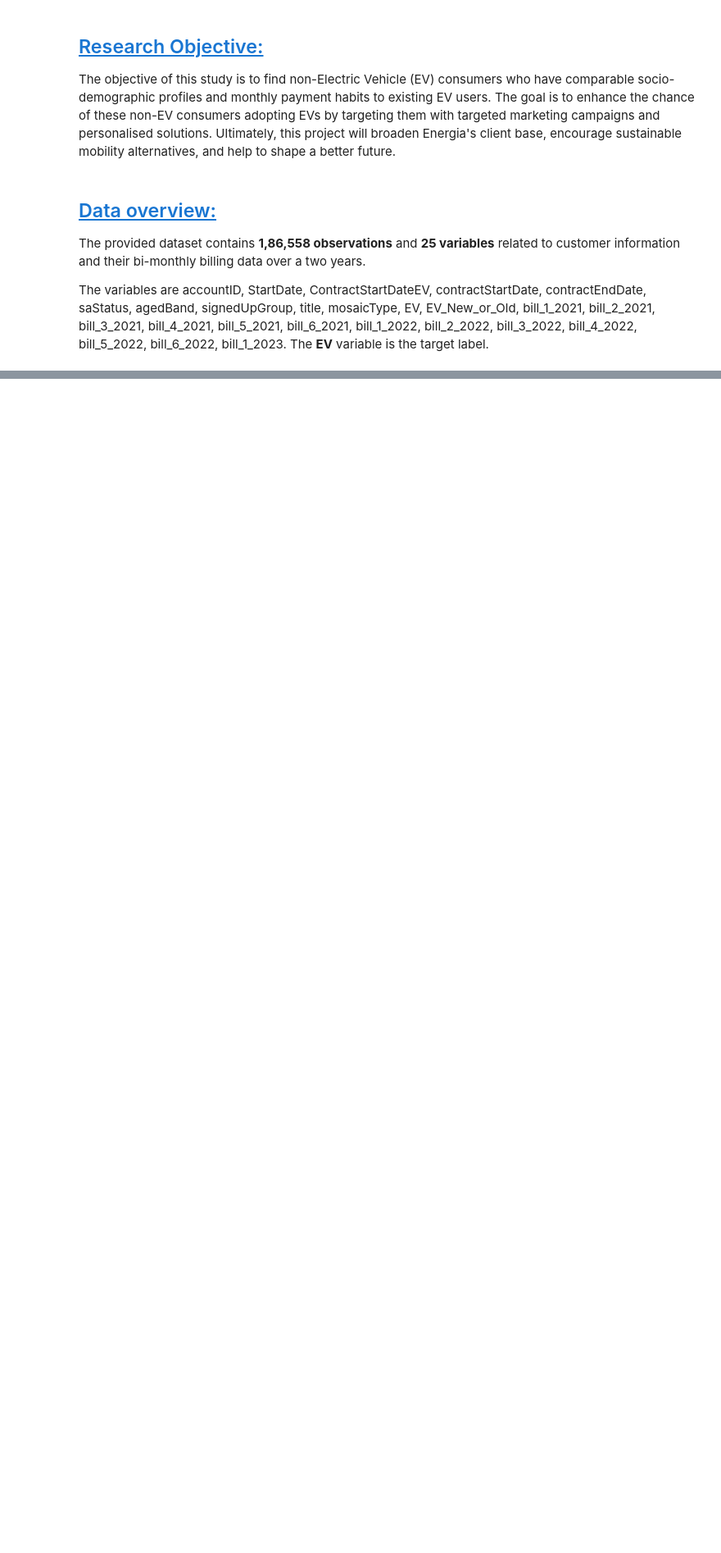
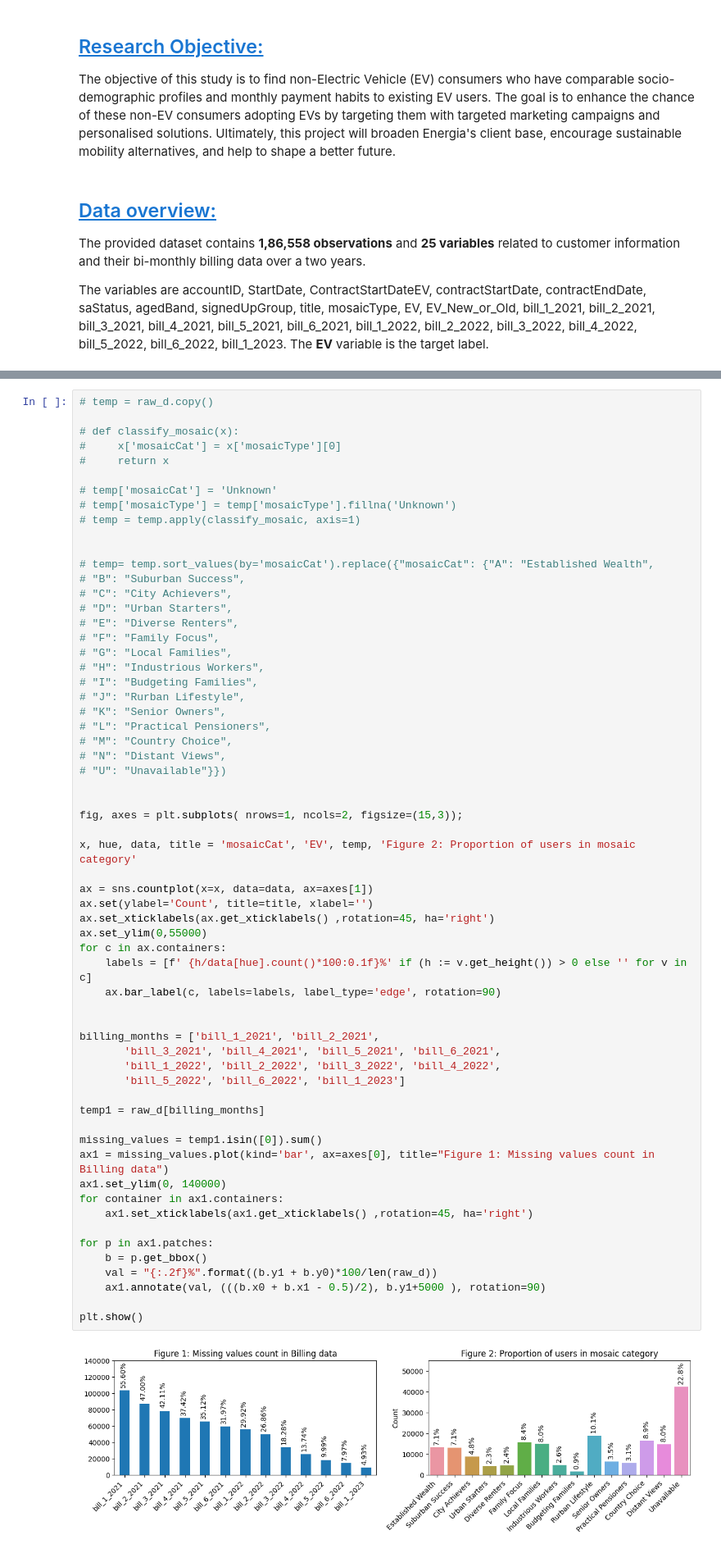
Before and after one commit to varunthefalcon/QUB_Energia, a Jupyter notebook: Analython_1/A1_resit.ipynb, the cells around one changed output, grey strips where cells are left out. Shown at 82% size. Drawn from its saved outputs; the diff is of its cells as text; blank space fills up the shorter version.

```diff
--- a/Analython_1/A1_resit.ipynb
+++ b/Analython_1/A1_resit.ipynb
@@ -145,0 +112,63 @@ def visualizeFeatureCount(dataset, feature = 'EV', sizeX = 7, sizeY =7):
+# %%
+# temp = raw_d.copy()
+
+# def classify_mosaic(x):
+#     x['mosaicCat'] = x['mosaicType'][0]
+#     return x
+
+# temp['mosaicCat'] = 'Unknown'
+# temp['mosaicType'] = temp['mosaicType'].fillna('Unknown')
+# temp = temp.apply(classify_mosaic, axis=1)
+
+
+# temp= temp.sort_values(by='mosaicCat').replace({"mosaicCat": {"A": "Established Wealth",
+# "B": "Suburban Success",
+# "C": "City Achievers",
+# "D": "Urban Starters",
+# "E": "Diverse Renters",
+# "F": "Family Focus",
+# "G": "Local Families",
+# "H": "Industrious Workers",
+# "I": "Budgeting Families",
+# "J": "Rurban Lifestyle",
+# "K": "Senior Owners",
+# "L": "Practical Pensioners",
+# "M": "Country Choice",
+# "N": "Distant Views",
+# "U": "Unavailable"}})
+
+
+fig, axes = plt.subplots( nrows=1, ncols=2, figsize=(15,3));
+
+x, hue, data, title = 'mosaicCat', 'EV', temp, 'Figure 2: Proportion of users in mosaic category'
+
+ax = sns.countplot(x=x, data=data, ax=axes[1])
+ax.set(ylabel='Count', title=title, xlabel='')
+ax.set_xticklabels(ax.get_xticklabels() ,rotation=45, ha='right')
+ax.set_ylim(0,55000)
+for c in ax.containers:
+    labels = [f' {h/data[hue].count()*100:0.1f}%' if (h := v.get_height()) > 0 else '' for v in c]
+    ax.bar_label(c, labels=labels, label_type='edge', rotation=90)
+
+
+billing_months = ['bill_1_2021', 'bill_2_2021',
+       'bill_3_2021', 'bill_4_2021', 'bill_5_2021', 'bill_6_2021',
+       'bill_1_2022', 'bill_2_2022', 'bill_3_2022', 'bill_4_2022',
+       'bill_5_2022', 'bill_6_2022', 'bill_1_2023']
+
+temp1 = raw_d[billing_months]
+
+missing_values = temp1.isin([0]).sum()
+ax1 = missing_values.plot(kind='bar', ax=axes[0], title="Figure 1: Missing values count in Billing data")
+ax1.set_ylim(0, 140000)
+for container in ax1.containers:
+    ax1.set_xticklabels(ax1.get_xticklabels() ,rotation=45, ha='right')
+
+for p in ax1.patches:
+    b = p.get_bbox()
+    val = "{:.2f}%".format((b.y1 + b.y0)*100/len(raw_d))
+    ax1.annotate(val, (((b.x0 + b.x1 - 0.5)/2), b.y1+5000 ), rotation=90)
+
+plt.show()
+# %% [output]
+[figure, added]
```
Also changed, not shown: parts of 28 cells of this notebook.
